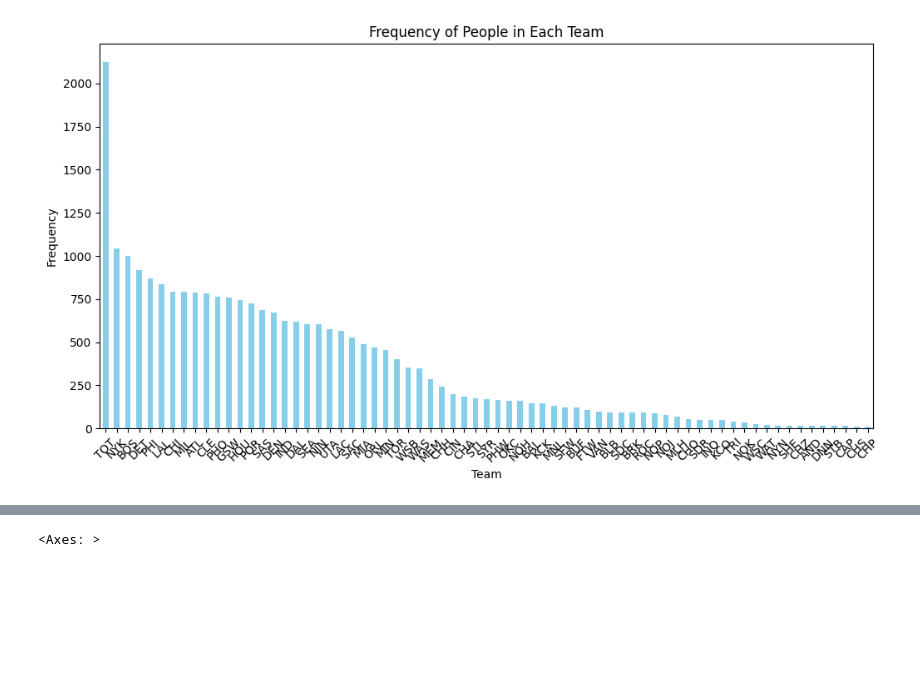
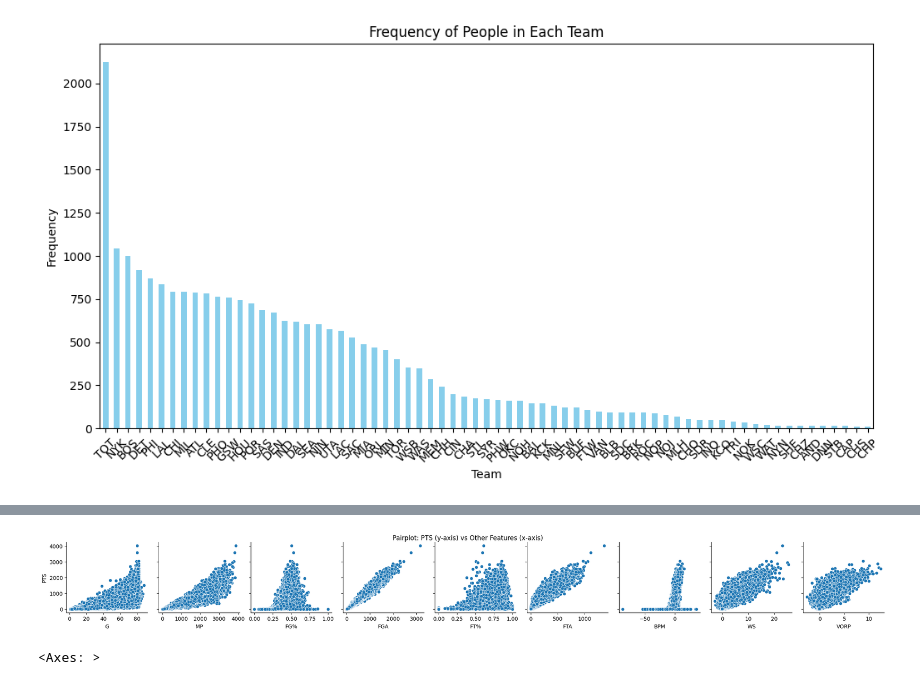
Before and after one commit to eiguzman/player-stat-predictor, a Jupyter notebook: CSE151AProject.ipynb, the cells around one changed output, grey strips where cells are left out. Drawn from its saved outputs; the diff is of its cells as text; code cells hidden in the pictures; blank space fills up the shorter version.

```diff
--- a/CSE151AProject.ipynb
+++ b/CSE151AProject.ipynb
@@ -97,3 +97,16 @@ sns.pairplot(nbadf[['PTS', 'G', 'MP', 'FG%', 'FGA', 'FT%', 'FTA']])
+# %%
+
+columns = ['PTS', 'G', 'MP', 'FG%', 'FGA', 'FT%', 'FTA','BPM','WS','VORP']
+
+# Create a PairGrid with 'PTS' as the y-axis for all other features
+g = sns.PairGrid(nbadf, y_vars=['PTS'], x_vars=columns[1:])  # Exclude 'PTS' from x_vars
+g.map(sns.scatterplot)  # Use scatter plots for visualization
+
+# Adjust layout and display
+g.fig.suptitle("Pairplot: PTS (y-axis) vs Other Features (x-axis)", y=1.02)
+plt.show()
+# %% [output]
+[figure, added]
 # %%
 corr = nbadf[['PTS', 'G', 'MP', 'FG%', 'FGA', 'FT%', 'FTA']].corr()
 sns.heatmap(corr, vmin=-1, vmax=1, center=0, annot=True, cmap= 'RdBu')
```
Also changed, not shown: parts of 25 cells of this notebook.
